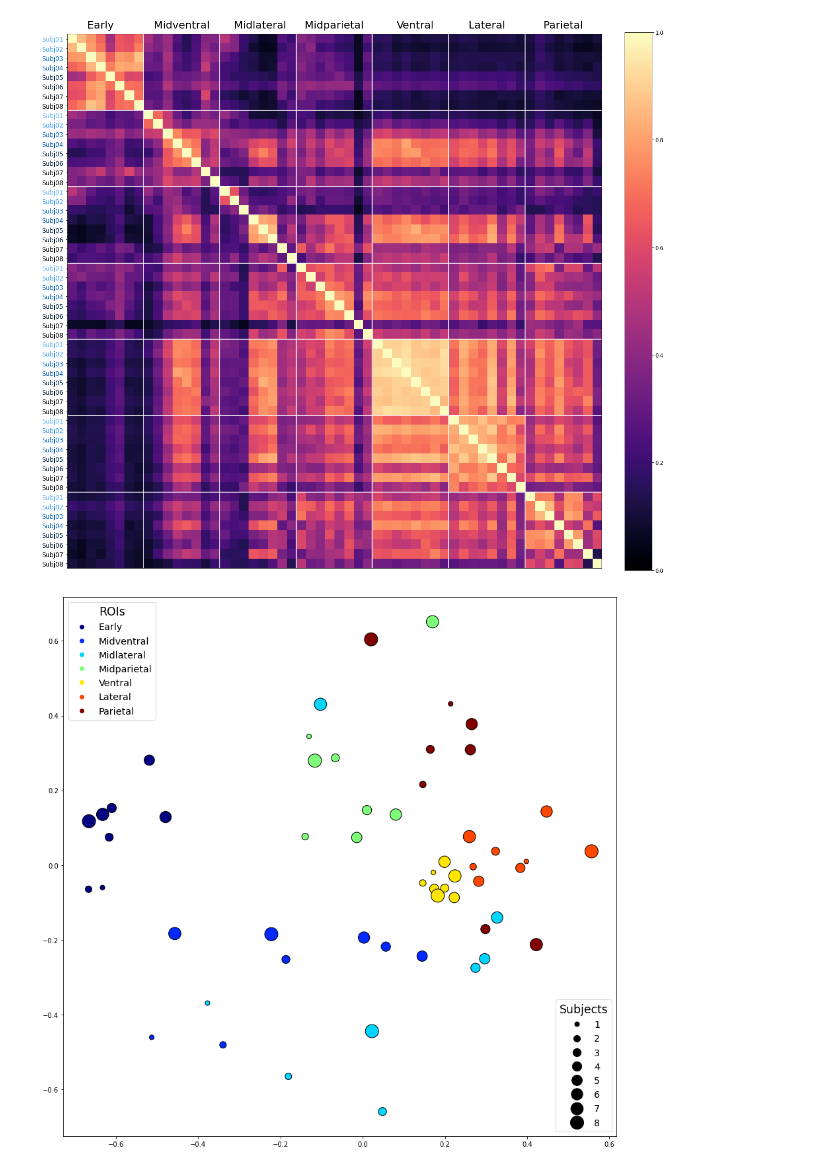
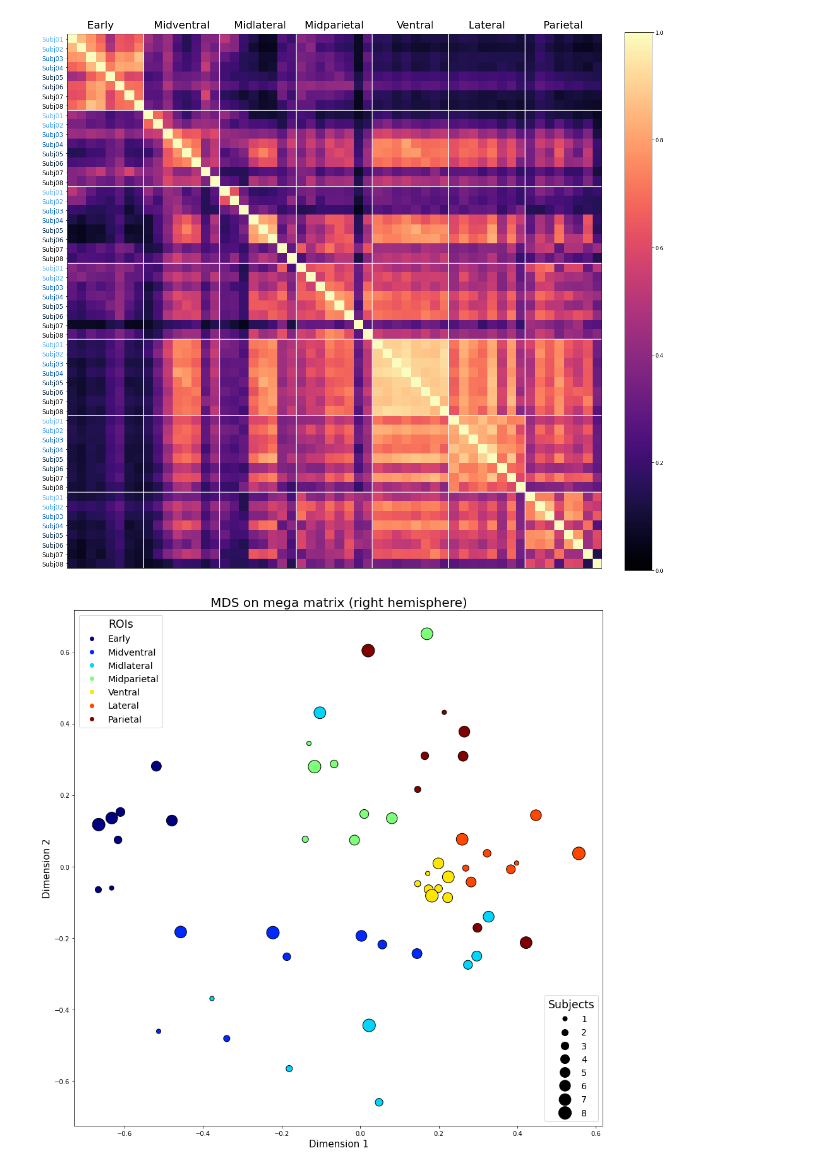
Before and after one commit to dawnfinzi/streams, a Jupyter notebook: notebooks/Mega_matrix_disattentuation.ipynb, the cells around one changed output. Saved outputs shown, nothing was run; the diff lists cells and outputs as text; code cells hidden in the pictures.

Commit message:
prettier MDS plots

```diff
--- a/notebooks/Mega_matrix_disattentuation.ipynb
+++ b/notebooks/Mega_matrix_disattentuation.ipynb
@@ -401,27 +401,32 @@ x, y = MDS(dissimilarity='precomputed').fit_transform(1-mega_matrix_flipped).T
 # %%
 fig, ax = plt.subplots(figsize=(15, 15))
 
 s = 50*np.array([[1,2,3,4,5,6,7,8]])
 sizes = np.tile(s, 7)
 
 c = np.array([[1,2,3,4,5,6,7]])
 colors = np.repeat(c, 8)
 
 rois =('Early', 'Midventral', 'Midlateral', 'Midparietal', 'Ventral', 'Lateral', 'Parietal')
 
 scatter = ax.scatter(x, y, c=colors, s=sizes, edgecolors='k',cmap='jet') #'gnuplot2_r'
 
 legend1 = plt.legend(handles=scatter.legend_elements()[0], labels=rois,
                      loc="upper left", title="ROIs", title_fontsize = 'xx-large', fontsize='x-large')
 ax.add_artist(legend1)
 
 kw = dict(prop="sizes", num=8, color='k', fmt="{x:.0f}",
           func=lambda s: s/50)
 legend2 = ax.legend(*scatter.legend_elements(**kw),
                     loc="lower right", title="Subjects", title_fontsize = 'xx-large', fontsize='x-large')
 
+
+ax.set_title('MDS on mega matrix (right hemisphere)', fontsize = 20)
+
+ax.set_xlabel("Dimension 1", fontsize=15)
+ax.set_ylabel("Dimension 2", fontsize=15)
 plt.show()
 
 fig.savefig('../../../results/figures/megaMatrix_voxThresh' + str(int(thresh*100)) + '_MDS_rh.png')
 # %% [output]
-[figure, old version]
+[figure, new version]
```
Also changed, not shown: 1 other file.
